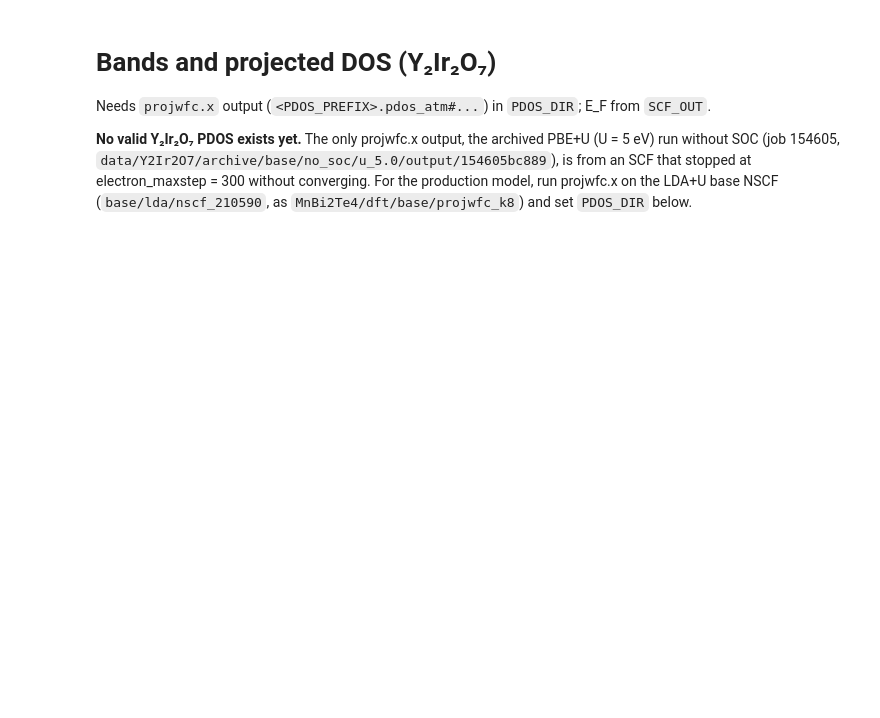
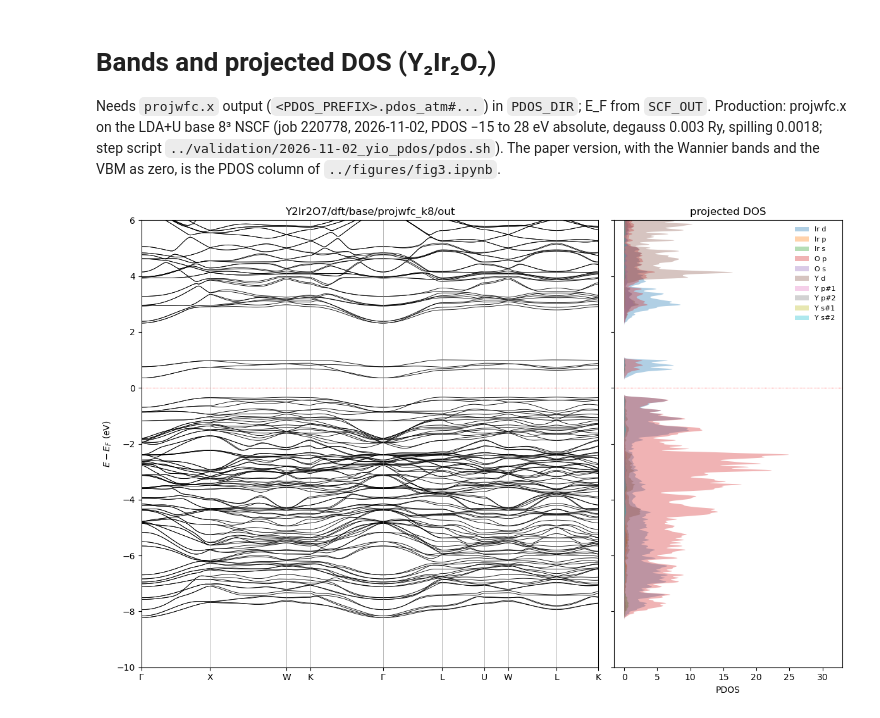
Before and after one commit to treycole/axion-phonon, a Jupyter notebook: analysis/yio/pdos.ipynb, the cells around one changed output. Cells and saved outputs as stored; diff of their text form; code cells hidden in the pictures; blank space fills up the shorter version.

```diff
--- a/analysis/yio/pdos.ipynb
+++ b/analysis/yio/pdos.ipynb
@@ -1,12 +1,10 @@
 # %% [markdown]
 # Bands and projected DOS (Y₂Ir₂O₇)
 
-Needs `projwfc.x` output (`<PDOS_PREFIX>.pdos_atm#...`) in `PDOS_DIR`; E_F from `SCF_OUT`.
-
-**No valid Y₂Ir₂O₇ PDOS exists yet.** The only projwfc.x output, the archived PBE+U (U = 5 eV) run without SOC (job
-154605, `data/Y2Ir2O7/archive/base/no_soc/u_5.0/output/154605bc889`), is from an SCF that stopped at
-electron_maxstep = 300 without converging. For the production model, run projwfc.x on the LDA+U base NSCF
-(`base/lda/nscf_210590`, as `MnBi2Te4/dft/base/projwfc_k8`) and set `PDOS_DIR` below.
+Needs `projwfc.x` output (`<PDOS_PREFIX>.pdos_atm#...`) in `PDOS_DIR`; E_F from `SCF_OUT`. Production: projwfc.x on
+the LDA+U base 8³ NSCF (job 220778, 2026-11-02, PDOS −15 to 28 eV absolute, degauss 0.003 Ry, spilling 0.0018;
+step script `../validation/2026-11-02_yio_pdos/pdos.sh`). The paper version, with the Wannier bands and the VBM as
+zero, is the PDOS column of `../figures/fig3.ipynb`.
 # %%
 import sys
 from pathlib import Path
@@ -20,40 +18,40 @@ sys.path.insert(0, str(ROOT))
 from axion_phonon.io.qe import read_bands_out, read_kpath, fermi_energy, read_pdos_by_element
 # %%
 PREFIX = "Y2Ir2O7"
-PDOS_DIR = None                  # the pdos_atm# files of a projwfc.x run on the production base (none yet)
-PDOS_PREFIX = "Y2Ir2O7"          # their prefix (filpdos)
-SCF_OUT = DATA / "Y2Ir2O7/base/lda/scf_conv1e-10_213998/Y2Ir2O7.scf.out"   # E_F (SCF 213998, conv_thr 1e-10)
-BANDS_OUT = DATA / "Y2Ir2O7/base/lda/dft_bands_214641/Y2Ir2O7.bands.out"  # pw.x bands output; None to leave the panel empty
-BANDS_IN = DATA / "Y2Ir2O7/base/lda/dft_bands_214641/Y2Ir2O7.bands.in"
+PDOS_DIR = DATA / "Y2Ir2O7/dft/base/projwfc_k8/out"   # the pdos_atm# files (projwfc.x, job 220778)
+PDOS_PREFIX = "Y2Ir2O7.pdos"     # their prefix (filpdos)
+SCF_OUT = DATA / "Y2Ir2O7/dft/base/scf/out/Y2Ir2O7.scf.out"   # E_F (SCF 213998, conv_thr 1e-10)
+BANDS_OUT = DATA / "Y2Ir2O7/dft/base/bands/out/Y2Ir2O7.bands.out"  # pw.x bands output; None to leave the panel empty
+BANDS_IN = DATA / "Y2Ir2O7/dft/base/bands/out/Y2Ir2O7.bands.in"
 ORBITALS = None                  # e.g. [("Ir", "d"), ("O", "p")]; None plots every (element, orbital)
 E_WINDOW = (-10.0, 6.0)          # eV relative to E_F
 # %%
-if PDOS_DIR is None:
-    raise SystemExit("no Y2Ir2O7 PDOS yet: run projwfc.x on the production base and set PDOS_DIR (first cell)")
 e_fermi = fermi_energy(SCF_OUT)
 pdos = read_pdos_by_element(PDOS_DIR, PDOS_PREFIX)
 if not pdos:
     raise FileNotFoundError(f"no {PDOS_PREFIX}.pdos_atm#* files in {PDOS_DIR}")
 
 fig, (ax_b, ax_d) = plt.subplots(1, 2, figsize=(12, 8), gridspec_kw={"width_ratios": [2, 1]}, sharey=True)
 if BANDS_OUT:
     k_cart, bands = read_bands_out(BANDS_OUT)
     distance = np.r_[0, np.cumsum(np.linalg.norm(np.diff(k_cart, axis=0), axis=1))]
     for band in bands:
         ax_b.plot(distance, band - e_fermi, color="black", lw=0.6)
     if BANDS_IN:
         _, ticks = read_kpath(BANDS_IN)
         ax_b.set_xticks([distance[i] for i, _ in ticks], [label for _, label in ticks])
         for i, _ in ticks:
             ax_b.axvline(distance[i], color="gray", lw=0.4)
     ax_b.set_xlim(distance[0], distance[-1])
 ax_b.set(ylabel=r"$E - E_F$ (eV)", ylim=E_WINDOW, title=str(PDOS_DIR.relative_to(DATA)))
 for key in ORBITALS or sorted(pdos):
     energy, dos = pdos[key]
     ax_d.fill_betweenx(energy - e_fermi, dos, alpha=0.35, label=f"{key[0]} {key[1]}")
 ax_d.set(xlabel="PDOS", title="projected DOS")
 ax_d.legend(frameon=False, fontsize=8)
 for ax in (ax_b, ax_d):
     ax.axhline(0, color="red", lw=0.6, ls=":")
 plt.tight_layout()
 plt.show()
+# %% [output]
+[figure, added]
```
Also changed, not shown: 47 other files.
